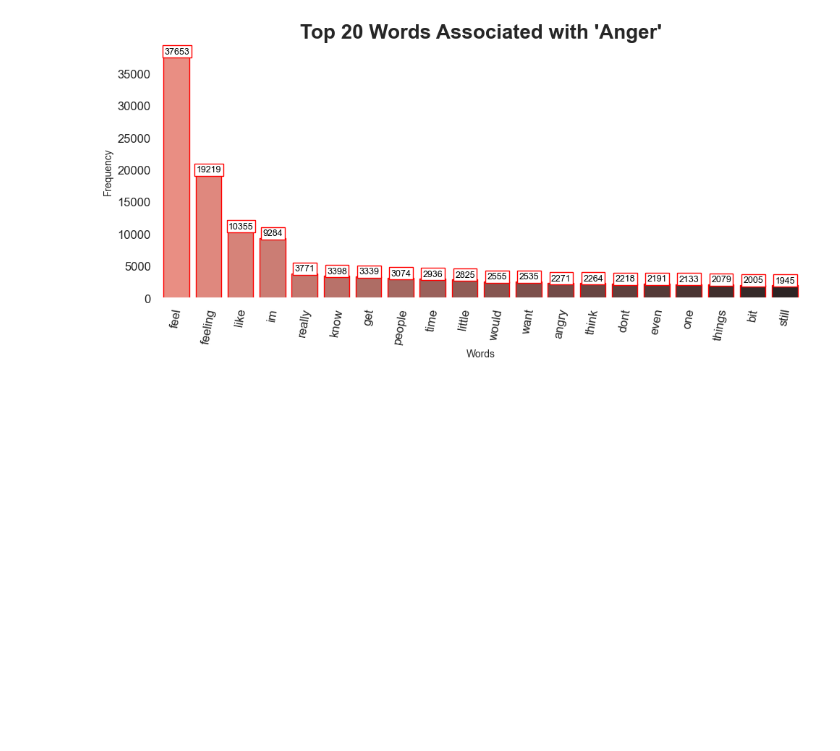
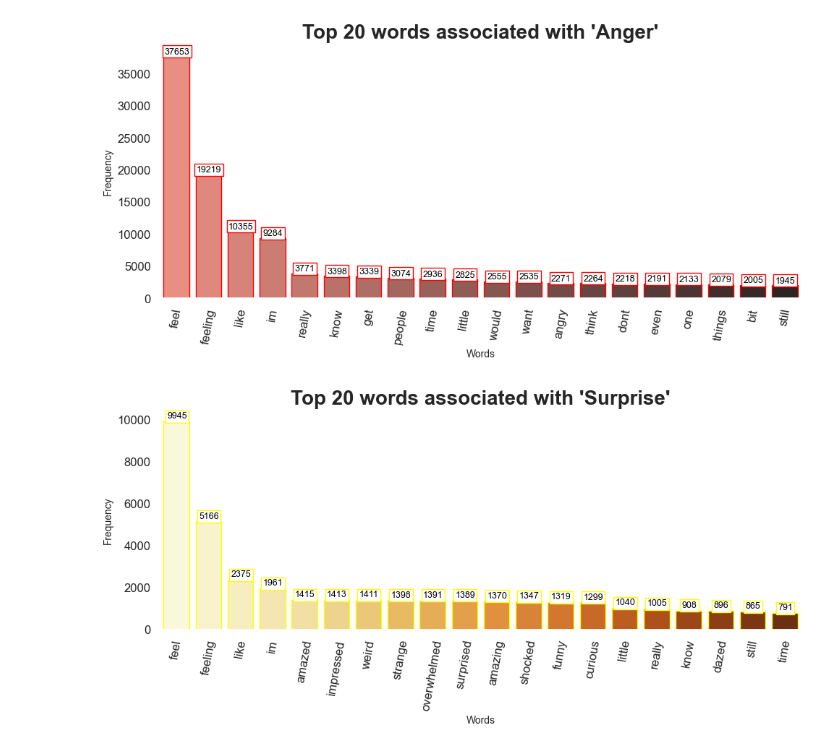
Before and after one commit to Mvalexema/100-days-of-code, a Jupyter notebook: D61-65.Emotions_NLP/Emotions_NLP.ipynb, the cells around one changed output. Cells and saved outputs as stored; diff of their text form; code cells hidden in the pictures; blank space fills up the shorter version.

```diff
--- a/D61-65.Emotions_NLP/Emotions_NLP.ipynb
+++ b/D61-65.Emotions_NLP/Emotions_NLP.ipynb
@@ -23,5 +36,5 @@ from sklearn.metrics import confusion_matrix
 # %%
-df=pd.read_csv('text_emotion.csv')
+df=pd.read_csv('text_emotions.csv')
 # %%
 df.head()
 # %% [output]
@@ -393,3 +406,32 @@ plt.tight_layout()
 plt.show()
 # %% [output]
 [figure]
+# %%
+surprise_texts = df[df['label'] == 'surprise']['text']
+
+
+words = [word.lower() for text in surprise_texts for word in word_tokenize(text)]
+word_freq = Counter(words)
+
+
+top_20_words = dict(word_freq.most_common(20))
+
+
+background_color = 'white'
+sns.set_theme(style="darkgrid", rc={"axes.facecolor": background_color})
+
+
+plt.figure(figsize=(10, 5))
+p = sns.barplot(x=list(top_20_words.keys()), y=list(top_20_words.values()), palette='YlOrBr', edgecolor='yellow', linewidth=1)
+for container in p.containers:
+    plt.bar_label(container, label_type="edge", color="black", fontsize=9, padding=6, position=(0.5, 0.5),
+                  bbox={"boxstyle": "square", "pad": 0.2, "facecolor": "white", "edgecolor": "yellow", "linewidth": 1, "alpha": 1})
+plt.title("Top 20 words associated with 'Surprise'", fontsize=20, fontweight='bold')
+plt.xlabel("Words", fontsize=10 )
+plt.ylabel("Frequency", fontsize=10)
+plt.xticks(rotation=80, fontsize=12,)
+plt.yticks(fontsize=12)
+plt.tight_layout()
+plt.show()
+# %% [output]
+[figure, added]
```
Also changed, not shown: parts of 21 cells of this notebook, 2 other files.
